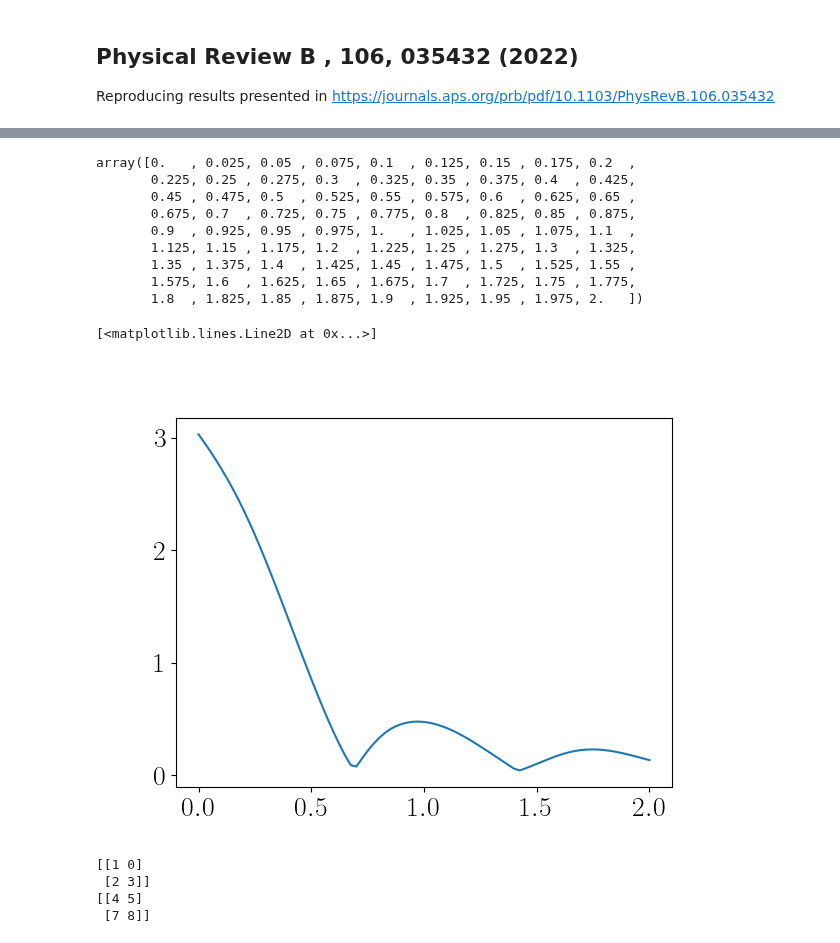
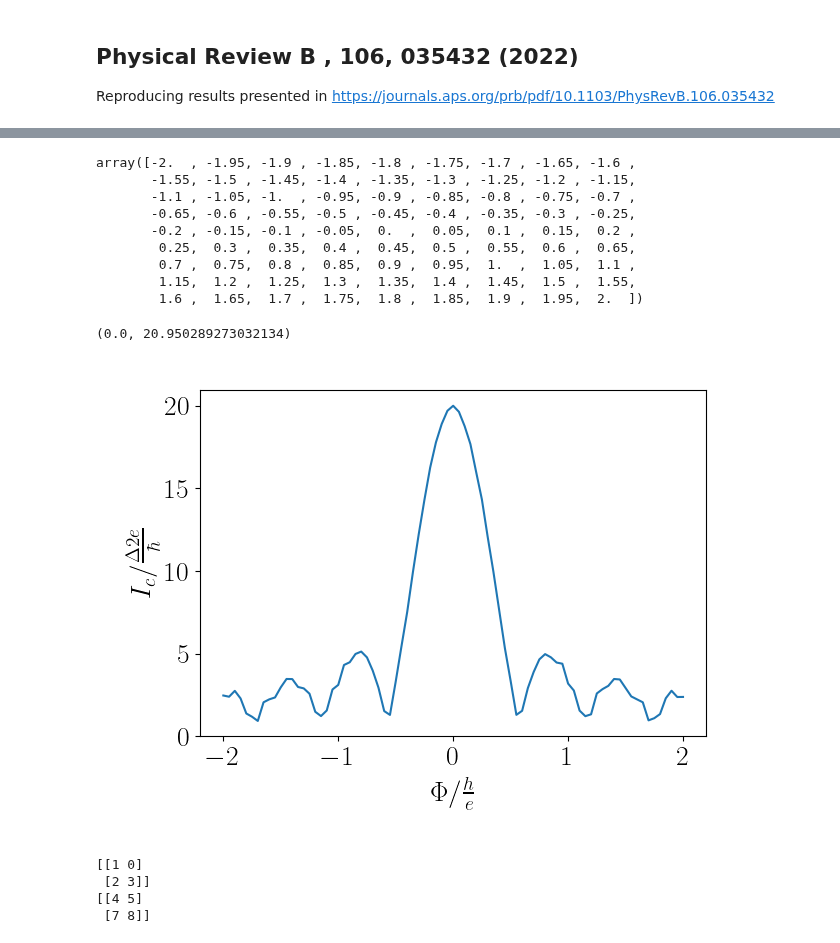
Before and after one commit to krishtoffel99/Josephson-Investigations-Old, a Jupyter notebook: Josephson effect and Supercurrents/Reproducing Paper/PRB_Scanning_Gate.ipynb, the cells around one changed output, grey strips where cells are left out. Drawn from its saved outputs; the diff is of its cells as text; code cells hidden in the pictures.

```diff
--- a/Josephson effect and Supercurrents/Reproducing Paper/PRB_Scanning_Gate.ipynb
+++ b/Josephson effect and Supercurrents/Reproducing Paper/PRB_Scanning_Gate.ipynb
@@ -206,26 +225,30 @@ plt.plot(phases_test , currents_test)
 # %%
-np.linspace(0 , 2 , 81)
+np.linspace(-2 , 2 , 81)
 # %% [output]
-array([0.   , 0.025, 0.05 , 0.075, 0.1  , 0.125, 0.15 , 0.175, 0.2  ,
-       0.225, 0.25 , 0.275, 0.3  , 0.325, 0.35 , 0.375, 0.4  , 0.425,
-       0.45 , 0.475, 0.5  , 0.525, 0.55 , 0.575, 0.6  , 0.625, 0.65 ,
-       0.675, 0.7  , 0.725, 0.75 , 0.775, 0.8  , 0.825, 0.85 , 0.875,
-       0.9  , 0.925, 0.95 , 0.975, 1.   , 1.025, 1.05 , 1.075, 1.1  ,
-       1.125, 1.15 , 1.175, 1.2  , 1.225, 1.25 , 1.275, 1.3  , 1.325,
-       1.35 , 1.375, 1.4  , 1.425, 1.45 , 1.475, 1.5  , 1.525, 1.55 ,
-       1.575, 1.6  , 1.625, 1.65 , 1.675, 1.7  , 1.725, 1.75 , 1.775,
-       1.8  , 1.825, 1.85 , 1.875, 1.9  , 1.925, 1.95 , 1.975, 2.   ])
+array([-2.  , -1.95, -1.9 , -1.85, -1.8 , -1.75, -1.7 , -1.65, -1.6 ,
+       -1.55, -1.5 , -1.45, -1.4 , -1.35, -1.3 , -1.25, -1.2 , -1.15,
+       -1.1 , -1.05, -1.  , -0.95, -0.9 , -0.85, -0.8 , -0.75, -0.7 ,
+       -0.65, -0.6 , -0.55, -0.5 , -0.45, -0.4 , -0.35, -0.3 , -0.25,
+       -0.2 , -0.15, -0.1 , -0.05,  0.  ,  0.05,  0.1 ,  0.15,  0.2 ,
+        0.25,  0.3 ,  0.35,  0.4 ,  0.45,  0.5 ,  0.55,  0.6 ,  0.65,
+        0.7 ,  0.75,  0.8 ,  0.85,  0.9 ,  0.95,  1.  ,  1.05,  1.1 ,
+        1.15,  1.2 ,  1.25,  1.3 ,  1.35,  1.4 ,  1.45,  1.5 ,  1.55,
+        1.6 ,  1.65,  1.7 ,  1.75,  1.8 ,  1.85,  1.9 ,  1.95,  2.  ])
 # %%
 from tqdm import tqdm
-fluxes = np.linspace(0 , 2 , 81)
+fluxes = np.linspace(-2 , 2 , 81)
 I_c_values = np.zeros(len(fluxes))
 CPRS = []
 for i in tqdm(range(len(fluxes))):
-    I_c_values[i] , current_phase_relation = compute_I_c(fluxes[i] , params , no_phases = 201)
+    I_c_values[i] , current_phase_relation = compute_I_c(fluxes[i] , params , no_phases = 101)
     CPRS.append(current_phase_relation)
-# %%
-plt.figure()
-plt.plot(fluxes , I_c_values)
-# %% [output]
-[<matplotlib.lines.Line2D at 0x...>]
-[figure, removed]
+# %%
+plt.figure()
+plt.plot(fluxes , I_c_values / params.Delta)
+plt.xlabel(r'$\Phi / \frac{h}{e}$')
+plt.ylabel(r'$I_{c} / \frac{\Delta 2e}{\hbar}$')
+plt.tight_layout()
+plt.ylim(bottom = 0)
+# %% [output]
+(0.0, 20.950289273032134)
+[figure, added]
```
Also changed, not shown: parts of 13 cells of this notebook.
